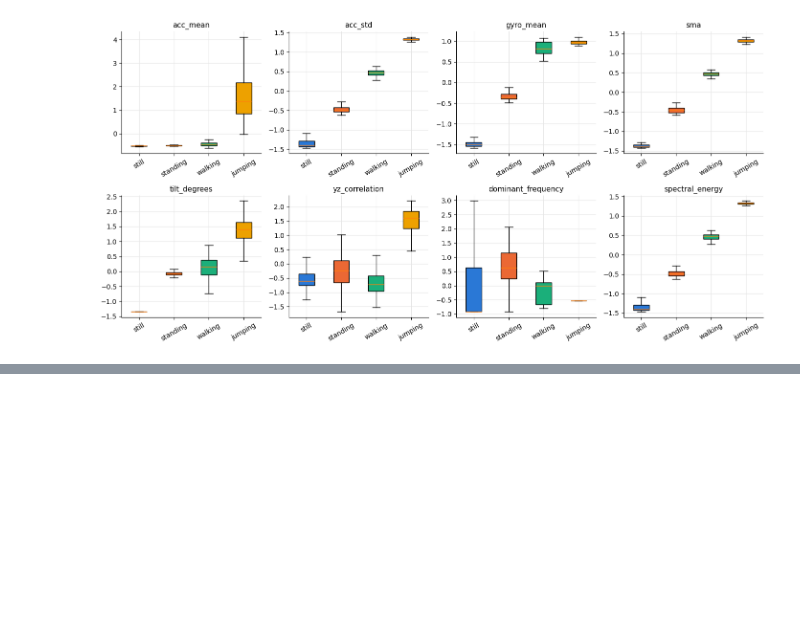
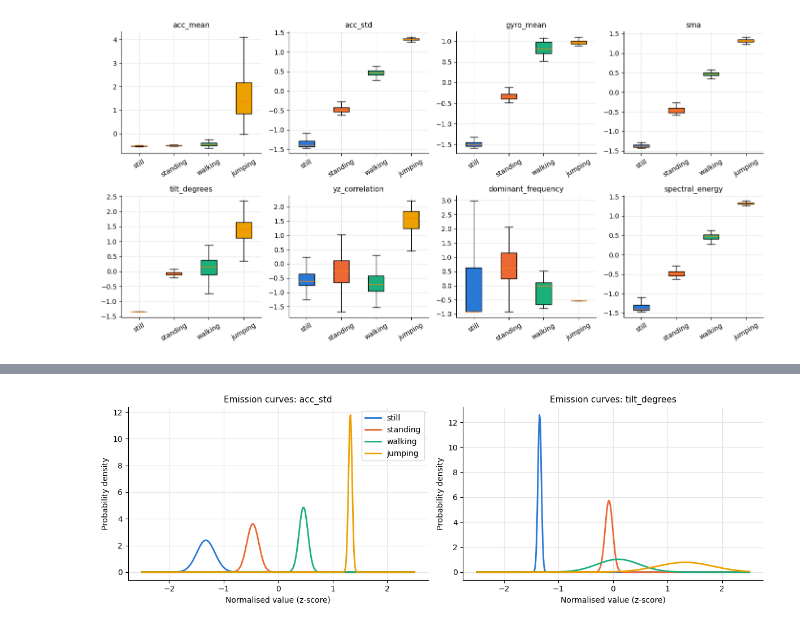
Before and after one commit to michael-alu/hidden-markov-models, a Jupyter notebook: hmm_activity_recognition.ipynb, the cells around one changed output, grey strips where cells are left out. Saved outputs shown, nothing was run; the diff lists cells and outputs as text; code cells hidden in the pictures; blank space fills up the shorter version.

```diff
--- a/hmm_activity_recognition.ipynb
+++ b/hmm_activity_recognition.ipynb
@@ -819,0 +1316,43 @@ plt.show()
+# %%
+def calculate_gaussian_curve(x_values: np.ndarray, mean: float, variance: float) -> np.ndarray:
+    normaliser = np.sqrt(2 * np.pi * variance)
+
+    exponent = -((x_values - mean) ** 2) / (2 * variance)
+
+    return np.exp(exponent) / normaliser
+
+
+def plot_emission_curves(feature_name: str, model: HmmModel, axis_plot: Axes) -> None:
+    feature_index = FEATURE_NAMES.index(feature_name)
+
+    x_values = np.linspace(CURVE_X_MIN, CURVE_X_MAX, CURVE_POINTS)
+
+    for state, activity in enumerate(ACTIVITIES):
+        mean = model["means"][state, feature_index]
+
+        variance = model["variances"][state, feature_index]
+
+        curve = calculate_gaussian_curve(x_values, mean, variance)
+
+        axis_plot.plot(x_values, curve, color=ACTIVITY_COLORS[activity], label=activity, linewidth=2)
+
+    axis_plot.set_title(f"Emission curves: {feature_name}")
+
+    axis_plot.set_xlabel("Normalised value (z-score)")
+
+    axis_plot.set_ylabel("Probability density")
+# %%
+curves_figure, curve_axes = plt.subplots(1, len(EMISSION_CURVE_FEATURES), figsize=(12, 4))
+
+for plot_number, feature_name in enumerate(EMISSION_CURVE_FEATURES):
+    plot_emission_curves(feature_name, trained_model, curve_axes[plot_number])
+
+curve_axes[0].legend()
+
+curves_figure.tight_layout()
+
+curves_figure.savefig(os.path.join(FIGURES_FOLDER, "emission_curves.png"), dpi=FIGURE_DPI)
+
+plt.show()
+# %% [output]
+[figure, added]
```
Also changed, not shown: parts of 37 cells of this notebook.
